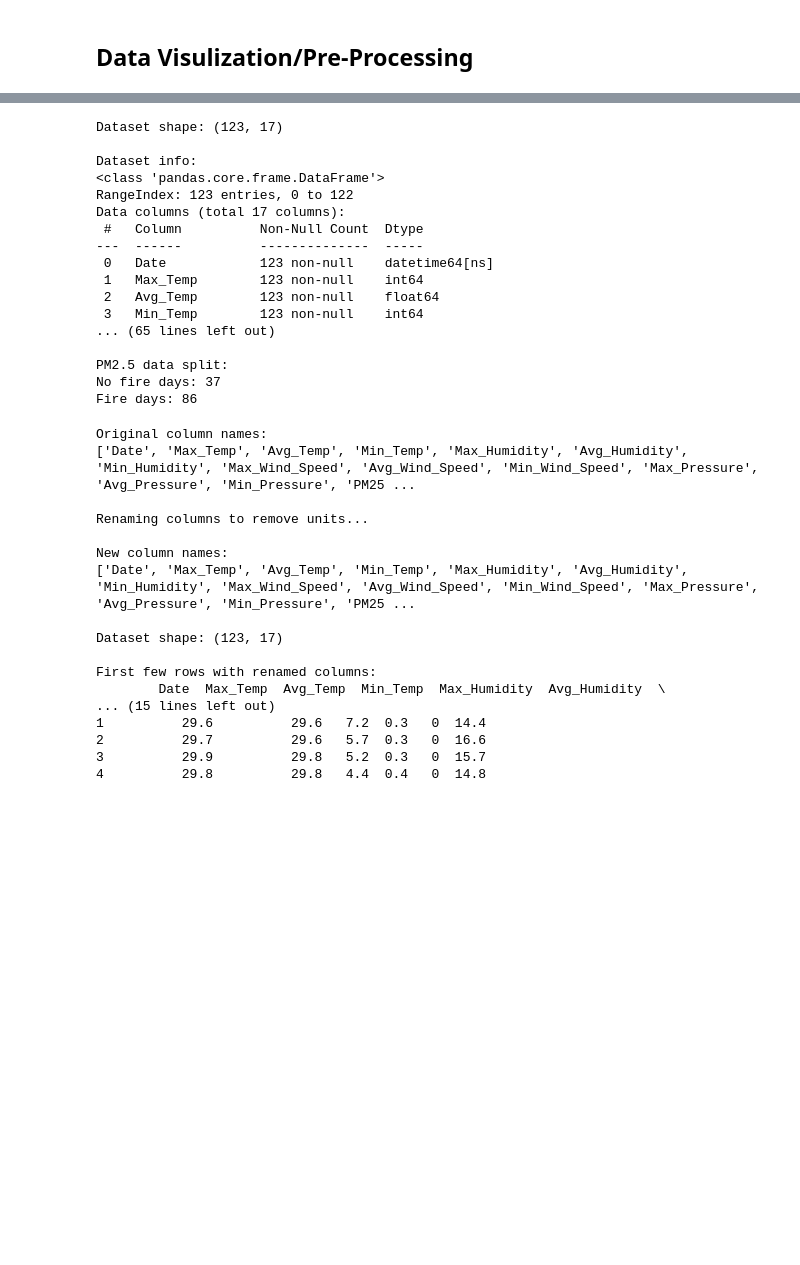
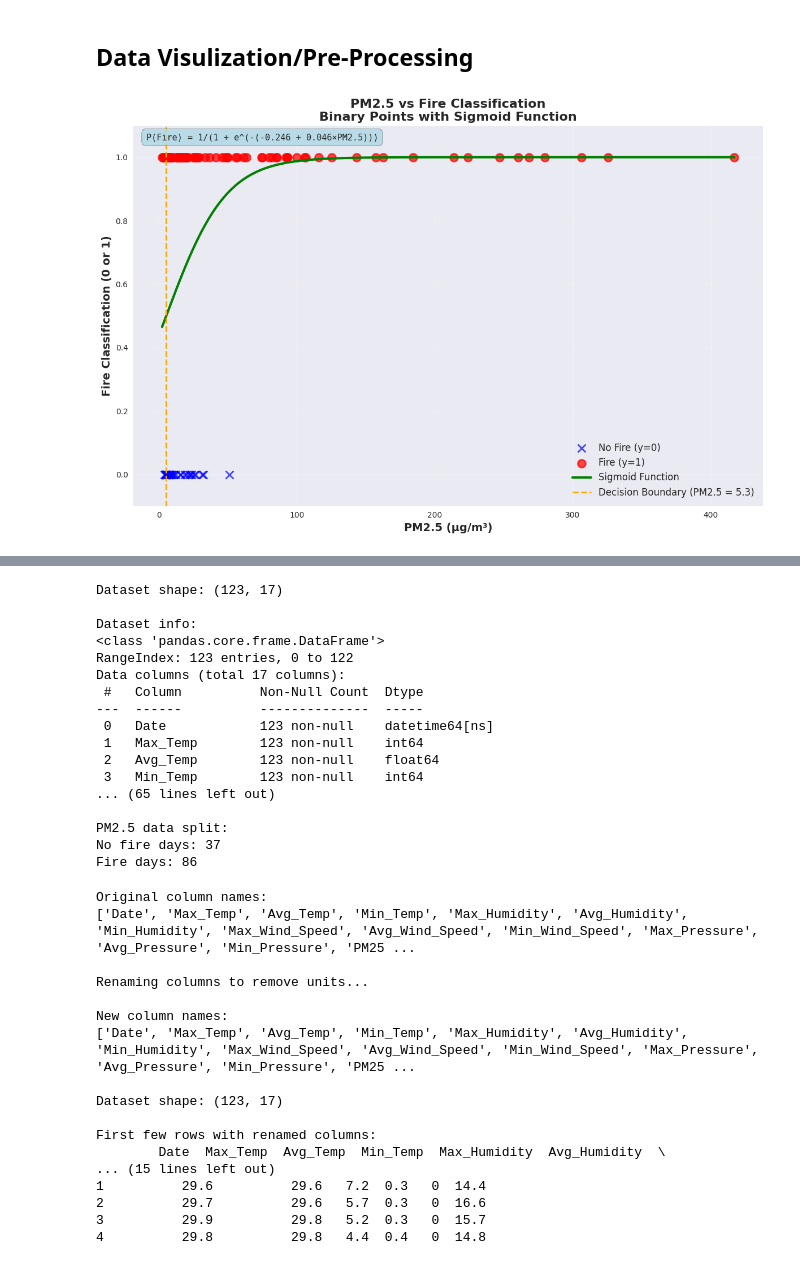
Before and after one commit to aveb7tacoma/engr697, a Jupyter notebook: data preprocessing/start.ipynb, the cells around one changed output, grey strips where cells are left out. Saved outputs shown, nothing was run; the diff lists cells and outputs as text; code cells hidden in the pictures; blank space fills up the shorter version.

```diff
--- a/data preprocessing/start.ipynb
+++ b/data preprocessing/start.ipynb
@@ -1,2 +1,75 @@
 # %% [markdown]
 ## Data Visulization/Pre-Processing
+# %%
+# ===== PM2.5 vs BINARY CLASSIFICATION WITH SIGMOID FUNCTION =====
+# Clean plot showing PM2.5 on x-axis, binary points (0 or 1), and sigmoid curve
+
+import numpy as np
+import matplotlib.pyplot as plt
+from sklearn.linear_model import LogisticRegression
+from scipy.special import expit
+
+# Prepare data
+X = df[['PM25']].values
+y = df['yn'].values
+
+# Fit logistic regression
+lr_model = LogisticRegression(random_state=42)
+lr_model.fit(X, y)
+
+# Get model parameters
+intercept = lr_model.intercept_[0]
+coefficient = lr_model.coef_[0][0]
+
+# Create PM2.5 range for sigmoid curve
+pm25_range = np.linspace(df['PM25'].min(), df['PM25'].max(), 1000)
+sigmoid_values = expit(intercept + coefficient * pm25_range)
+
+# Create the plot
+plt.figure(figsize=(12, 8))
+
+# Plot binary data points (0 or 1 only)
+plt.scatter(df[df['yn'] == 0]['PM25'], df[df['yn'] == 0]['yn'],
+           c='blue', s=100, alpha=0.7, label='No Fire (y=0)', marker='x', linewidth=2)
+plt.scatter(df[df['yn'] == 1]['PM25'], df[df['yn'] == 1]['yn'],
+           c='red', s=100, alpha=0.7, label='Fire (y=1)', marker='o', linewidth=2)
+
+# Plot sigmoid function
+plt.plot(pm25_range, sigmoid_values, 'g-', linewidth=3, label='Sigmoid Function')
+
+# Add decision boundary at 0.5 probability
+decision_boundary = -intercept / coefficient
+plt.axvline(x=decision_boundary, color='orange', linestyle='--', linewidth=2,
+           label=f'Decision Boundary (PM2.5 = {decision_boundary:.1f})')
+
+# Customize plot
+plt.xlabel('PM2.5 (µg/m³)', fontsize=14, fontweight='bold')
+plt.ylabel('Fire Classification (0 or 1)', fontsize=14, fontweight='bold')
+plt.title('PM2.5 vs Fire Classification\nBinary Points with Sigmoid Function',
+          fontsize=16, fontweight='bold')
+plt.legend(fontsize=12)
+plt.grid(True, alpha=0.3)
+plt.ylim(-0.1, 1.1)
+
+# Add equation text
+equation_text = f'P(Fire) = 1/(1 + e^(-({intercept:.3f} + {coefficient:.3f}×PM2.5)))'
+plt.text(0.02, 0.98, equation_text, transform=plt.gca().transAxes,
+         fontsize=11, verticalalignment='top', fontfamily='monospace',
+         bbox=dict(boxstyle="round,pad=0.5", facecolor="lightblue", alpha=0.8))
+
+plt.tight_layout()
+plt.show()
+
+# Print summary
+print("="*60)
+print("PM2.5 BINARY CLASSIFICATION WITH SIGMOID")
+print("="*60)
+print(f"Sigmoid Equation: {equation_text}")
+print(f"Decision Boundary: PM2.5 = {decision_boundary:.1f} µg/m³")
+print(f"Below {decision_boundary:.1f}: Predict No Fire (0)")
+print(f"Above {decision_boundary:.1f}: Predict Fire (1)")
+print(f"Total samples: {len(df)}")
+print(f"No Fire days: {len(df[df['yn'] == 0])}")
+print(f"Fire days: {len(df[df['yn'] == 1])}")
+# %% [output]
+[figure, added]
```
Also changed, not shown: parts of 11 cells of this notebook, 1 other file.
